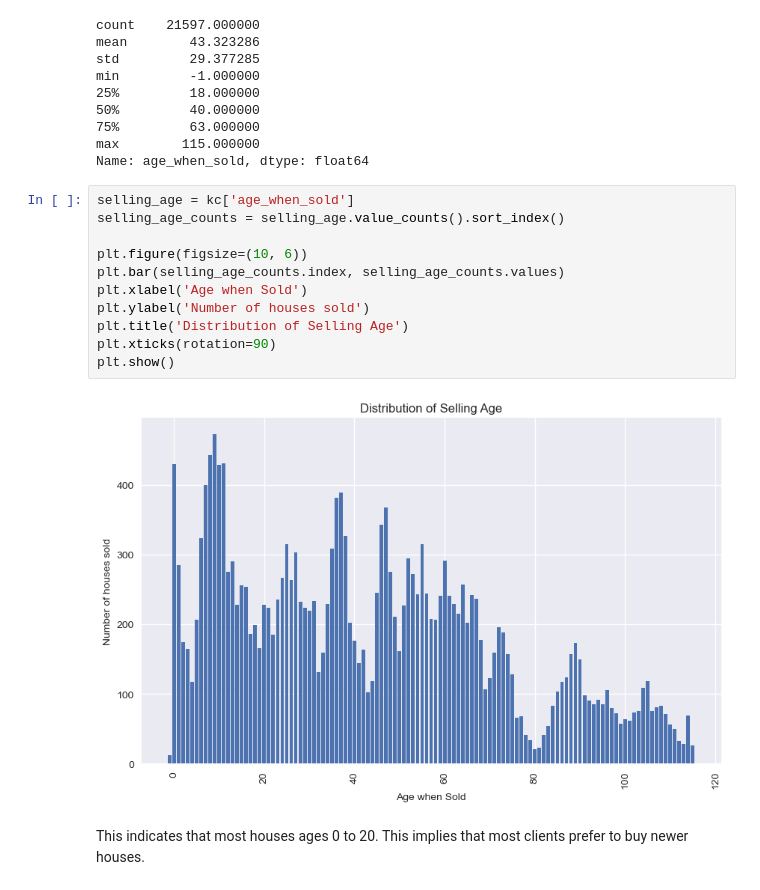
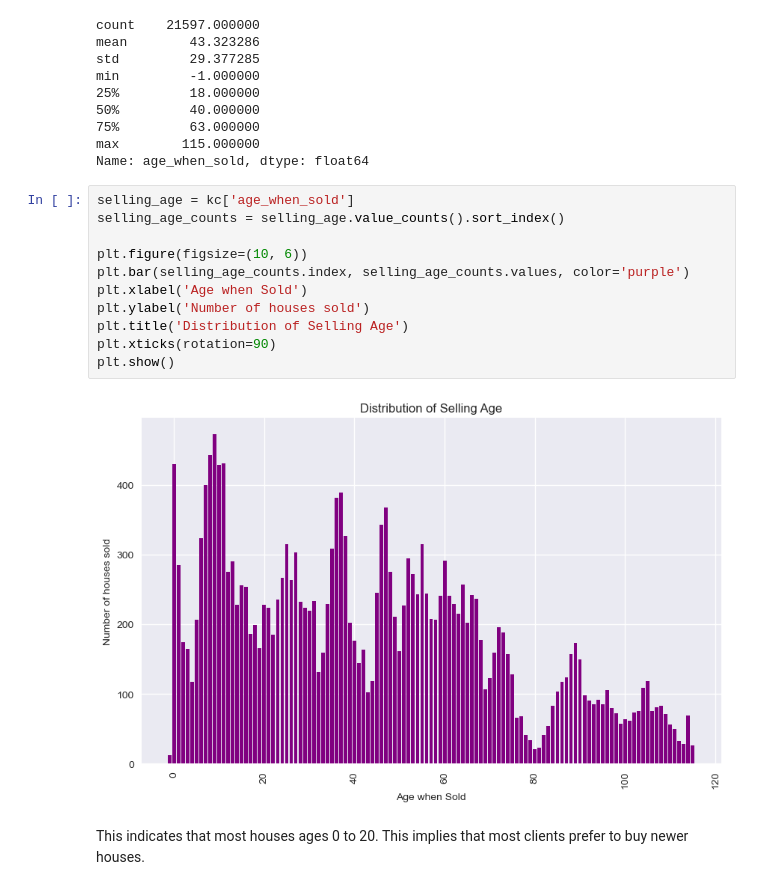
Before and after one commit to Nelsonkim44/King-County-Housing-Analysis-Project, a Jupyter notebook: Nelson Phase 2 Project .ipynb, the cells around one changed output. Saved outputs shown, nothing was run; the diff lists cells and outputs as text.

```diff
--- a/Nelson Phase 2 Project .ipynb
+++ b/Nelson Phase 2 Project .ipynb
@@ -246,16 +251,16 @@ Name: age_when_sold, dtype: float64
 # %%
 selling_age = kc['age_when_sold']
 selling_age_counts = selling_age.value_counts().sort_index()
 
 plt.figure(figsize=(10, 6))
-plt.bar(selling_age_counts.index, selling_age_counts.values)
+plt.bar(selling_age_counts.index, selling_age_counts.values, color='purple')
 plt.xlabel('Age when Sold')
 plt.ylabel('Number of houses sold')
 plt.title('Distribution of Selling Age')
 plt.xticks(rotation=90)
 plt.show()
 # %% [output]
-[figure, old version]
+[figure, new version]
 # %% [markdown]
 This indicates that most houses ages 0 to 20. This implies that most clients prefer to buy newer houses.
 # %% [markdown]
```
Also changed, not shown: parts of 58 cells of this notebook.
